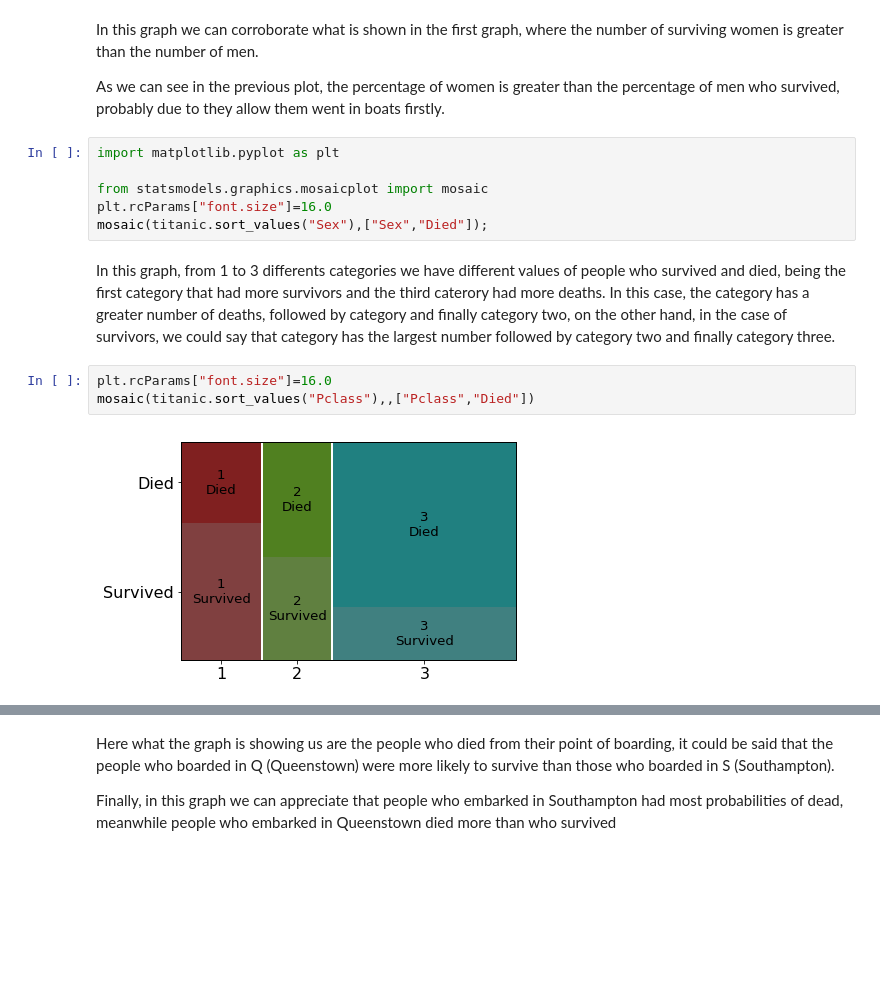
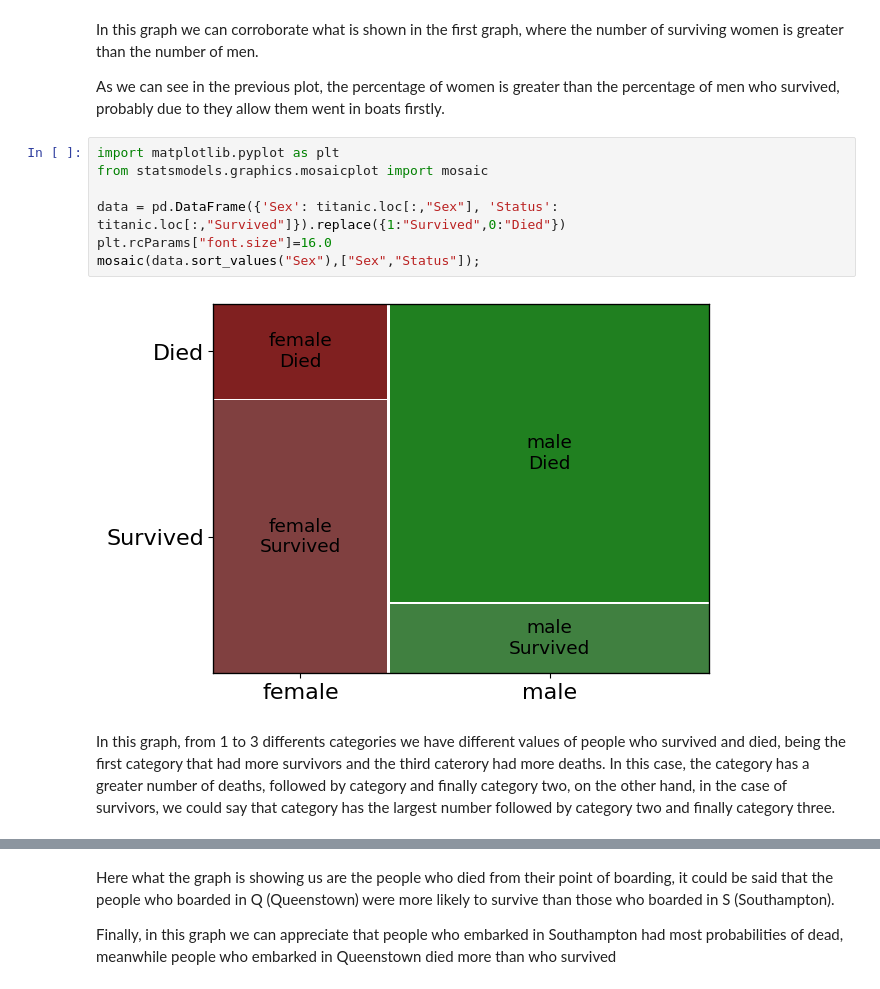
Before and after one commit to dafmontenegro/AlgorithmsUN2023II, a Jupyter notebook: Quiz3/dmontenegro_Quiz3.ipynb, the cells around one changed output, grey strips where cells are left out. Drawn from its saved outputs; the diff is of its cells as text; blank space fills up the shorter version.

```diff
--- a/Quiz3/dmontenegro_Quiz3.ipynb
+++ b/Quiz3/dmontenegro_Quiz3.ipynb
@@ -703,14 +703,12 @@ In this graph we can corroborate what is shown in the first graph, where the num
 As we can see in the previous plot, the percentage of women is greater than the percentage of men who survived, probably due to they allow them went in boats firstly.
 # %%
 import matplotlib.pyplot as plt
+from statsmodels.graphics.mosaicplot import mosaic
 
-from statsmodels.graphics.mosaicplot import mosaic
+data = pd.DataFrame({'Sex': titanic.loc[:,"Sex"], 'Status': titanic.loc[:,"Survived"]}).replace({1:"Survived",0:"Died"})
 plt.rcParams["font.size"]=16.0
-mosaic(titanic.sort_values("Sex"),["Sex","Died"]);
+mosaic(data.sort_values("Sex"),["Sex","Status"]);
+# %% [output]
+[figure, added]
 # %% [markdown]
 In this graph, from 1 to 3 differents categories we have different values of people who survived and died, being the first category that had more survivors and the third caterory had more deaths. In this case, the category has a greater number of deaths, followed by category and finally category two, on the other hand, in the case of survivors, we could say that category has the largest number followed by category two and finally category three.
-# %%
-plt.rcParams["font.size"]=16.0
-mosaic(titanic.sort_values("Pclass"),,["Pclass","Died"])
-# %% [output]
-[figure, removed]
```
Also changed, not shown: parts of 6 cells of this notebook.
